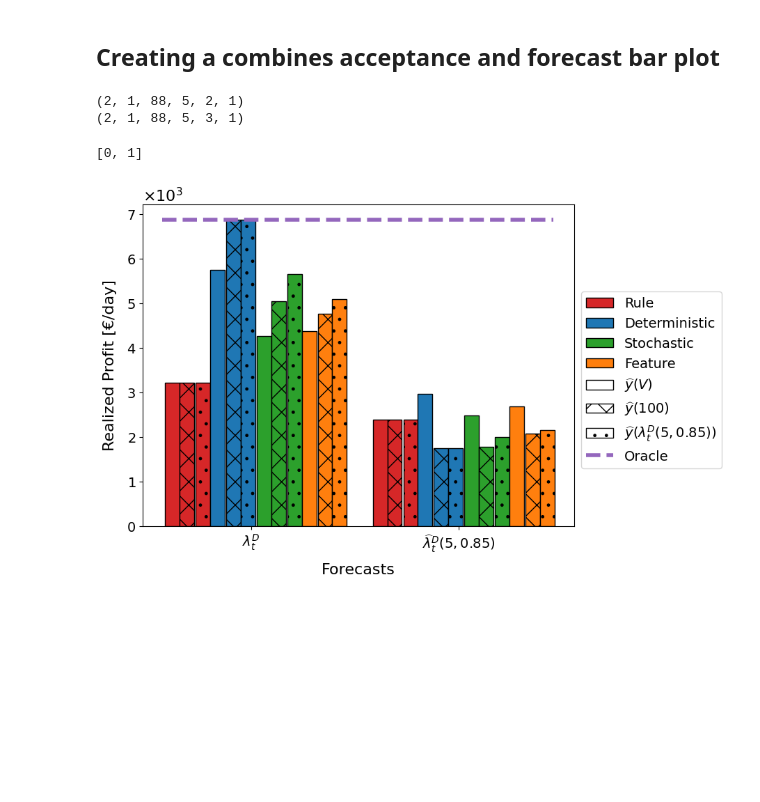
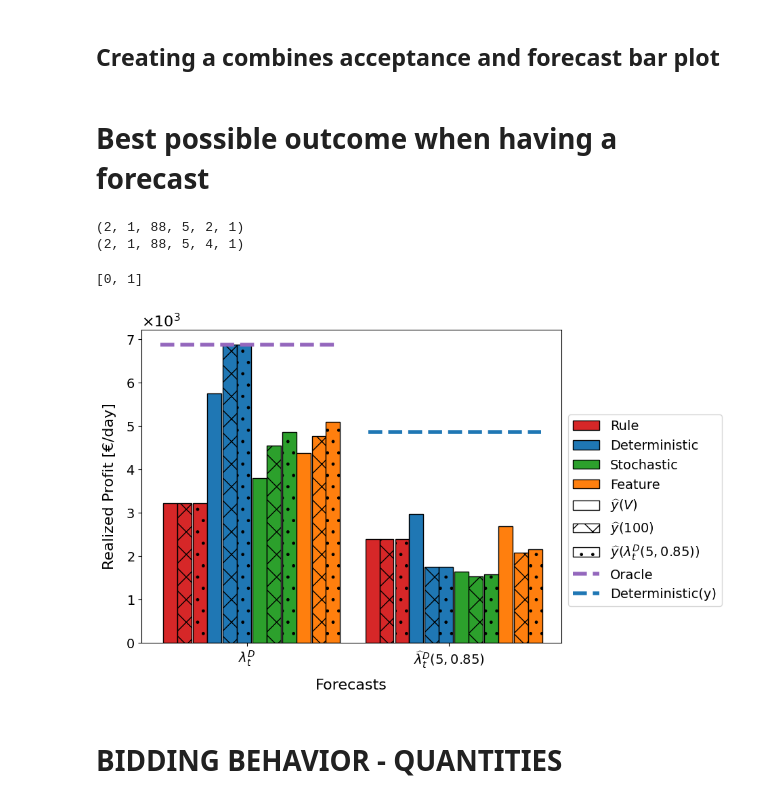
Before and after one commit to junesooshin/lightenup, a Jupyter notebook: Model and Result Examination/Results - Different forecast.ipynb, the cells around one changed output. Saved outputs shown, nothing was run; the diff lists cells and outputs as text; code cells hidden in the pictures; blank space fills up the shorter version.

```diff
--- a/Model and Result Examination/Results - Different forecast.ipynb
+++ b/Model and Result Examination/Results - Different forecast.ipynb
@@ -315,7 +315,11 @@ def plot_profit_Test(Array, PlotCase = "", Selected_models = ['Rule', 'Determini
     # Plot value of the oracle model
     if "Oracle" in Selected_models:
         mean_value = np.mean(Array[0, 0, :, 4, 1,0])
-        lines = ax.hlines(mean_value, 0 - size_around_tick + 4 *spacing, len(x_axis) - 1 + size_around_tick, color=linecolor, linestyle=linestyle, linewidth=linewidth)
+        lines = ax.hlines(mean_value, 0 - size_around_tick + 4 *spacing, len(x_axis)/2 - 1 + size_around_tick, color=linecolor, linestyle=linestyle, linewidth=linewidth)
+
+    if  "Deterministic(y)" in legends:
+        mean_value = np.mean(Array[0, 0, :, 1, 3,0])
+        lines2 = ax.hlines(mean_value, len(x_axis)/2 - 0.4, len(x_axis) - 1 + size_around_tick, color='C0', linestyle=linestyle, linewidth=linewidth)
 
 
     for x,xaxis  in enumerate(x_axis_selection):
@@ -421,7 +425,10 @@ def plot_profit_Test(Array, PlotCase = "", Selected_models = ['Rule', 'Determini
     if "Oracle" in Selected_models:
         # Create legend for the horizontal line
         if "Oracle" in legends:
-            legend_handles.append(plt.Line2D([0], [0], color=linecolor, linestyle=linestyle, label=linelabel,linewidth=linewidth))
+            legend_handles.append(plt.Line2D([0], [0], color=linecolor, linestyle=linestyle, label="Oracle",linewidth=linewidth))
+
+        if "Deterministic(y)" in legends:
+            legend_handles.append(plt.Line2D([0], [0], color='C0', linestyle=linestyle, label="Deterministic(y)",linewidth=linewidth))
 
     # Show the legend
     ax.legend(handles=legend_handles,bbox_to_anchor=bbox_to_anchor, loc='upper left',prop={'size': 14})
@@ -432,6 +439,27 @@ def plot_profit_Test(Array, PlotCase = "", Selected_models = ['Rule', 'Determini
         plt.savefig(f'Result_plots/'+ pdf_name +'.pdf',format="pdf", bbox_inches='tight')
     # Show the plot
     plt.show()
+# %% [markdown]
+# Best possible outcome when having a forecast
+# %%
+desktop_path = os.path.expanduser("~/Desktop")
+#os.chdir(desktop_path+'\DTU MSc\MSc thesis\git\lightenup')
+os.chdir(desktop_path+'\Thesis')
+Add_on_path = "\\Results\\Forecast with perfect acceptance\\"
+current_directory = os.getcwd()  # Jupyter file take the current directory as where the jupyter file is located. Different than a .py file...
+df_Exp_Profit = json_to_df(current_directory + Add_on_path +  'Exp_profit.json')
+df_RT_Profit = json_to_df(current_directory + Add_on_path + 'RT_profit.json')
+#print(df_RT_Profit)
+#Array = Create_Array_from_Profit(df_Exp_Profit,df_RT_Profit,NumForecasts=2, SampleSizes=[5])
+Array = Create_Array_from_Profit(df_Exp_Profit,df_RT_Profit,NumForecasts=2, SampleSizes=[5])
+Array_Oracle_acceptance = np.mean(Array,axis=2)
+Array_Oracle_acc = Array[:,:,:,:,1,:]
+#print(Array_perfect)
+x_axis_tick_label = ["$\lambda_{t}^{D}$","$\widehat{\lambda}_{t}^{D}(5,0.85)$"]
+x_axis_selection = [i for i in range(0,len(x_axis_tick_label))] # SampleSize[SampleSize_examination_idx] = 5
+#print(x_axis_selection)
+#print()
+#plot_profit_Test(Array,PlotCase = "Forecasts", x_axis_label = "Forecasts", x_axis_selection = x_axis_selection, x_axis_tick_label = x_axis_tick_label, Selected_Profit = ['Realized'], barwidth = 0.2, pdf_name = 'Profit_bar_forecast',ShowEachTestDay = False,save = False)
 # %%
 
 Array_V_100_f = Array
@@ -439,7 +467,7 @@ print(Array_V_100_f.shape)
 Array_V_100_f[:,:,:,:,0,:] = Array_V
 
 # Create an array of zeros with the desired shape
-zeros_array = np.zeros((2, 1, 88, 5, 1, 1))
+zeros_array = np.zeros((2, 1, 88, 5, 2, 1))
 
 # Concatenate Array_V_100_f and the zeros array along the fourth dimension
 appended_array = np.concatenate((Array_V_100_f, zeros_array), axis=4)
@@ -449,16 +477,19 @@ print(appended_array.shape)
 
 appended_array[:,:,:,:,1,:] = Array_100per
 appended_array[:,:,:,:,2,:] = Array_perf
+appended_array[:,:,:,:,3,:] = Array_Oracle_acc
 # %% [output]
 (2, 1, 88, 5, 2, 1)
-(2, 1, 88, 5, 3, 1)
+(2, 1, 88, 5, 4, 1)
 # %%
 x_axis_tick_label = ["$\lambda_{t}^{D}$","$\widehat{\lambda}_{t}^{D}(5,0.85)$"]
 x_axis_selection = [i for i in range(0,len(x_axis_tick_label))] # SampleSize[SampleSize_examination_idx] = 5
 print(x_axis_selection)
 Selected_Profit = ["$\widehat{y}(V)$","$\widehat{y}(100)$","$\widehat{y}(\lambda^{D}_{t}(5,0.85))$"]
-legends = ["Rule","Deterministic","Stochastic","Feature","Oracle","$\widehat{y}(V)$","$\widehat{y}(100)$","$\widehat{y}(\lambda^{D}_{t}(5,0.85))$"]
+legends = ["Rule","Deterministic","Stochastic","Feature","Oracle","Deterministic(y)","$\widehat{y}(V)$","$\widehat{y}(100)$","$\widehat{y}(\lambda^{D}_{t}(5,0.85))$"]
 plot_profit_Test(appended_array,PlotCase = "Forecasts", x_axis_label = "Forecasts", x_axis_selection = x_axis_selection, x_axis_tick_label = x_axis_tick_label, Selected_Profit = Selected_Profit, barwidth = 0.07,legends = legends,bbox_to_anchor=(1.0, 0.75), y_axis_label= 'Realized Profit [\u20AC/day]',pdf_name = 'Profit_bar_forecast',ShowEachTestDay = False,save = True)
 # %% [output]
 [0, 1]
-[figure, old version]
+[figure, new version]
+# %% [markdown]
+# BIDDING BEHAVIOR - QUANTITIES
```
Also changed, not shown: parts of 22 cells of this notebook, 16 other files.
